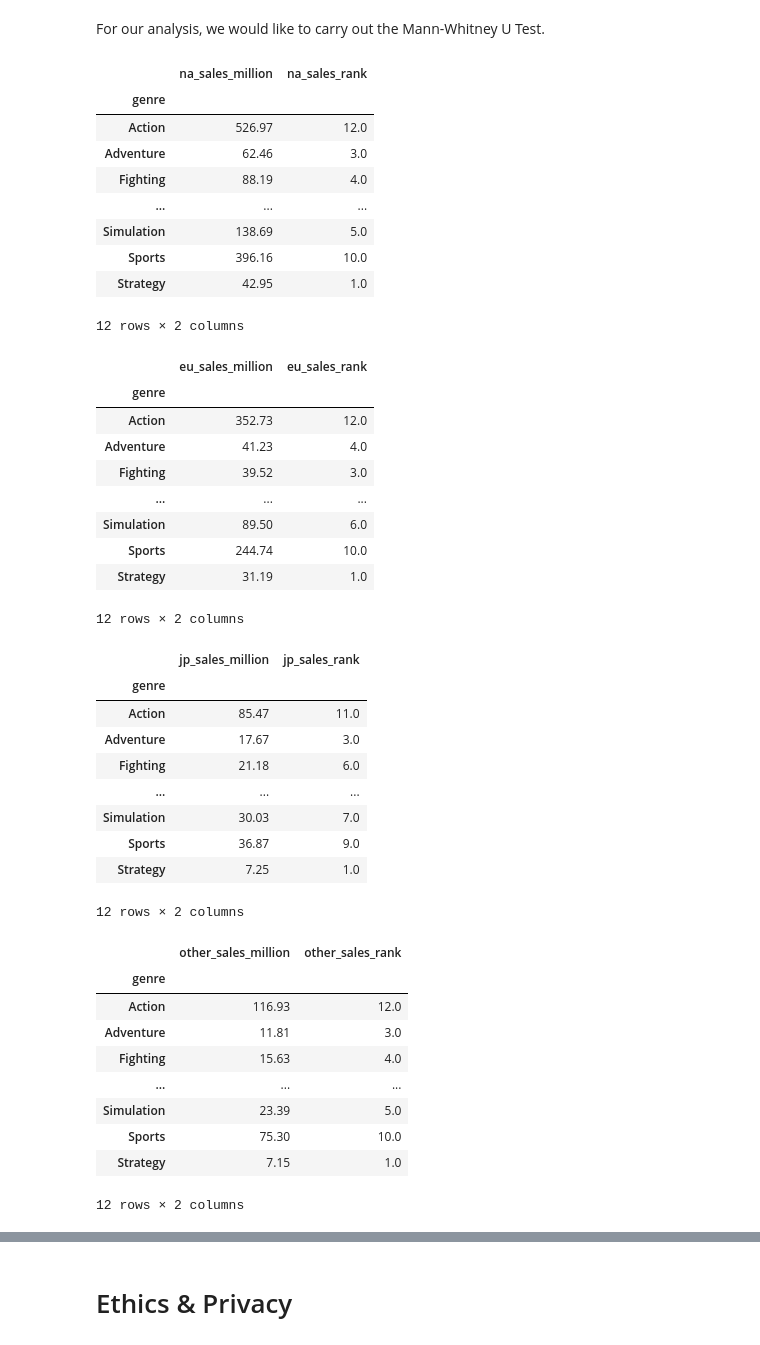
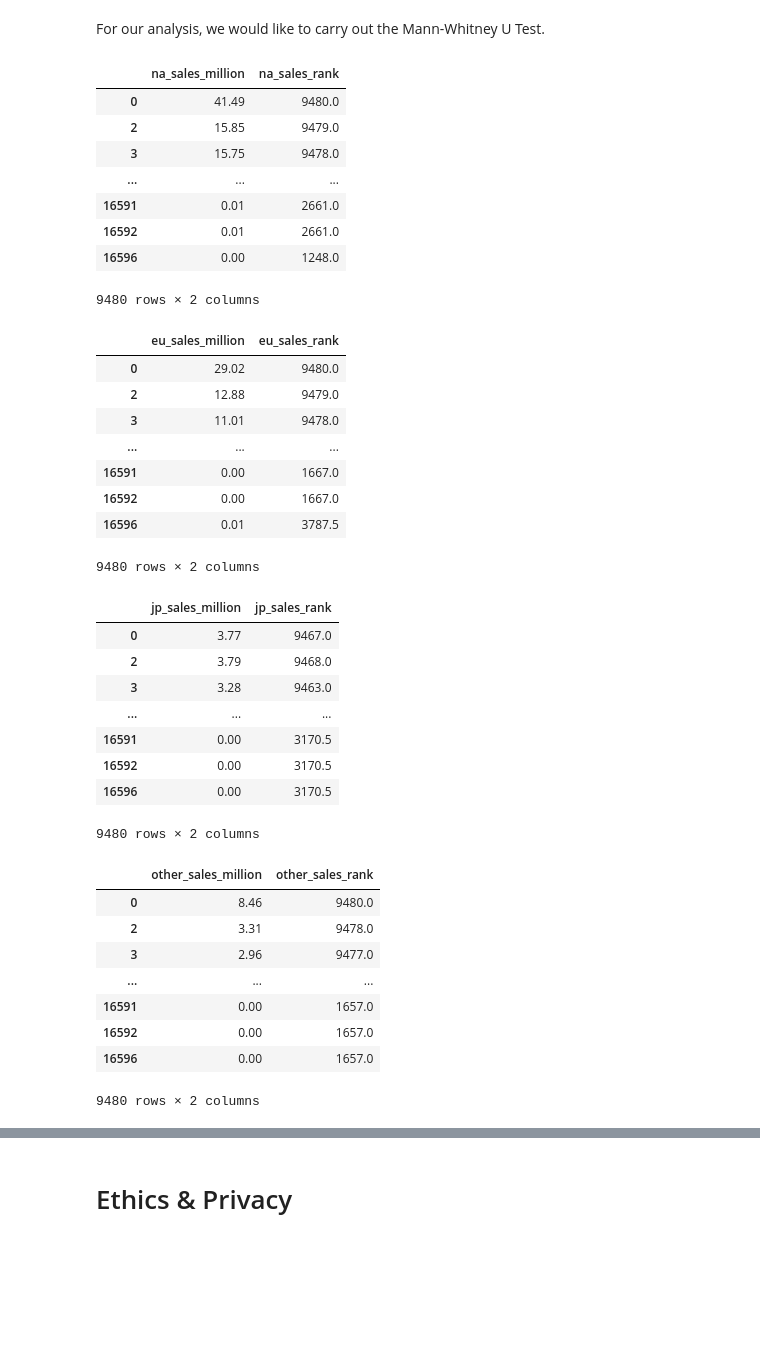
Before and after one commit to kvh8899/mostpopvidgame, a Jupyter notebook: FinalProject_group004_actual.ipynb, the cells around one changed output, grey strips where cells are left out. Drawn from its saved outputs; the diff is of its cells as text; code cells hidden in the pictures; blank space fills up the shorter version.

Commit message:
edited the rank dataframes

```diff
--- a/FinalProject_group004_actual.ipynb
+++ b/FinalProject_group004_actual.ipynb
@@ -271,62 +271,59 @@ Text(0, 0.5, 'Sales by Million')
 # %% [markdown]
 For our analysis, we would like to carry out the Mann-Whitney U Test.
 # %%
-na_rank = pd.DataFrame(genre_sales['na_sales_million'])
+sales = vgsales.loc[:, ['genre', 'na_sales_million', 'eu_sales_million', 'jp_sales_million','other_sales_million', 'global_sales_million']]
+na_rank = pd.DataFrame(sales['na_sales_million'])
 na_rank['na_sales_rank'] = na_rank['na_sales_million'].rank()
 na_rank
 # %% [output]
 |  | na_sales_million | na_sales_rank |
-| genre |  |  |
-| Action | 526.97 | 12.0 |
-| Adventure | 62.46 | 3.0 |
-| Fighting | 88.19 | 4.0 |
+| 0 | 41.49 | 9480.0 |
+| 2 | 15.85 | 9479.0 |
+| 3 | 15.75 | 9478.0 |
 | ... | ... | ... |
-| Simulation | 138.69 | 5.0 |
-| Sports | 396.16 | 10.0 |
-| Strategy | 42.95 | 1.0 |
+| 16591 | 0.01 | 2661.0 |
+| 16592 | 0.01 | 2661.0 |
+| 16596 | 0.00 | 1248.0 |
-12 rows × 2 columns
+9480 rows × 2 columns
 # %%
-eu_rank = pd.DataFrame(genre_sales['eu_sales_million'])
+eu_rank = pd.DataFrame(sales['eu_sales_million'])
 eu_rank['eu_sales_rank'] = eu_rank['eu_sales_million'].rank()
 eu_rank
 # %% [output]
 |  | eu_sales_million | eu_sales_rank |
-| genre |  |  |
-| Action | 352.73 | 12.0 |
-| Adventure | 41.23 | 4.0 |
-| Fighting | 39.52 | 3.0 |
+| 0 | 29.02 | 9480.0 |
+| 2 | 12.88 | 9479.0 |
+| 3 | 11.01 | 9478.0 |
 | ... | ... | ... |
-| Simulation | 89.50 | 6.0 |
-| Sports | 244.74 | 10.0 |
-| Strategy | 31.19 | 1.0 |
+| 16591 | 0.00 | 1667.0 |
+| 16592 | 0.00 | 1667.0 |
+| 16596 | 0.01 | 3787.5 |
-12 rows × 2 columns
+9480 rows × 2 columns
 # %%
-jp_rank = pd.DataFrame(genre_sales['jp_sales_million'])
+jp_rank = pd.DataFrame(sales['jp_sales_million'])
 jp_rank['jp_sales_rank'] = jp_rank['jp_sales_million'].rank()
 jp_rank
 # %% [output]
 |  | jp_sales_million | jp_sales_rank |
-| genre |  |  |
-| Action | 85.47 | 11.0 |
-| Adventure | 17.67 | 3.0 |
-| Fighting | 21.18 | 6.0 |
+| 0 | 3.77 | 9467.0 |
+| 2 | 3.79 | 9468.0 |
+| 3 | 3.28 | 9463.0 |
 | ... | ... | ... |
-| Simulation | 30.03 | 7.0 |
-| Sports | 36.87 | 9.0 |
-| Strategy | 7.25 | 1.0 |
+| 16591 | 0.00 | 3170.5 |
+| 16592 | 0.00 | 3170.5 |
+| 16596 | 0.00 | 3170.5 |
-12 rows × 2 columns
+9480 rows × 2 columns
 # %%
-other_rank = pd.DataFrame(genre_sales['other_sales_million'])
+other_rank = pd.DataFrame(sales['other_sales_million'])
 other_rank['other_sales_rank'] = other_rank['other_sales_million'].rank()
 other_rank
 # %% [output]
 |  | other_sales_million | other_sales_rank |
-| genre |  |  |
-| Action | 116.93 | 12.0 |
-| Adventure | 11.81 | 3.0 |
-| Fighting | 15.63 | 4.0 |
+| 0 | 8.46 | 9480.0 |
+| 2 | 3.31 | 9478.0 |
+| 3 | 2.96 | 9477.0 |
 | ... | ... | ... |
-| Simulation | 23.39 | 5.0 |
-| Sports | 75.30 | 10.0 |
-| Strategy | 7.15 | 1.0 |
+| 16591 | 0.00 | 1657.0 |
+| 16592 | 0.00 | 1657.0 |
+| 16596 | 0.00 | 1657.0 |
-12 rows × 2 columns
+9480 rows × 2 columns
```
Also changed, not shown: parts of 1 cell of this notebook.
